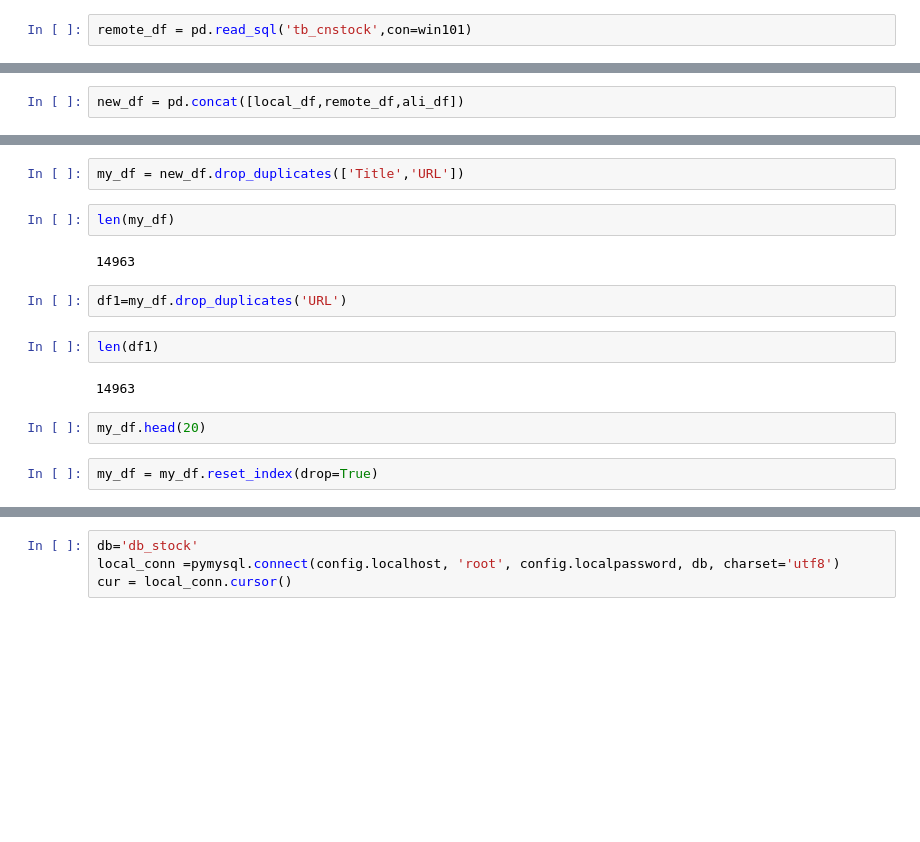
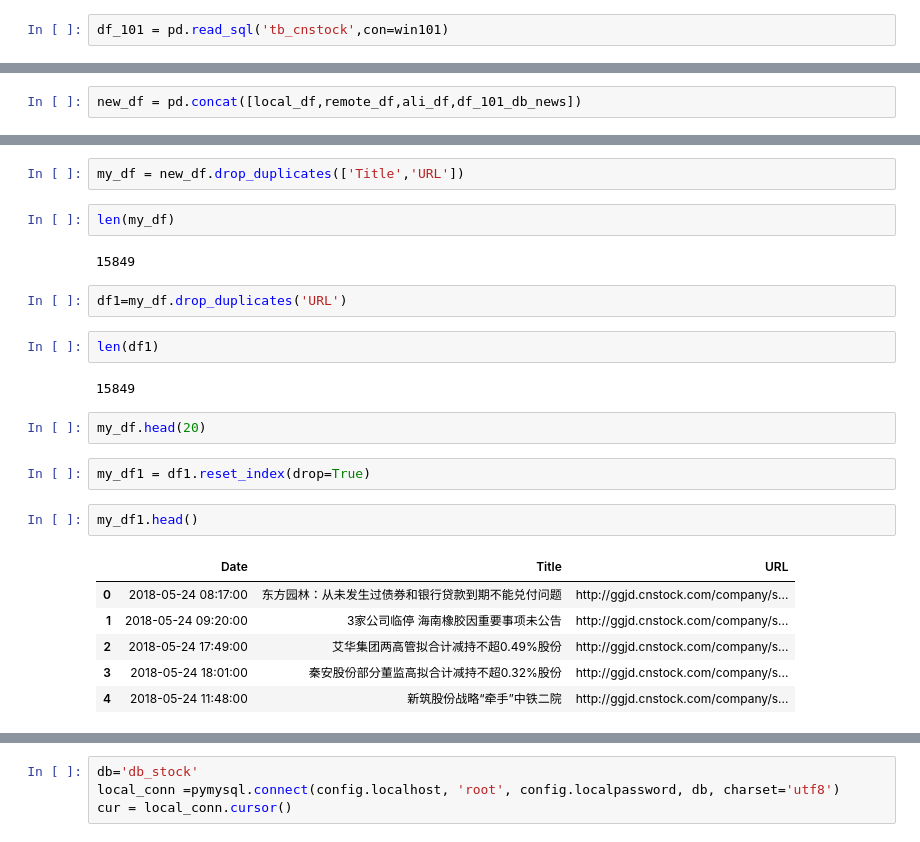
Before and after one commit to barneyElDinosaurio/base_function, a Jupyter notebook: mysql_backup.ipynb, the cells around one changed output, grey strips where cells are left out. Saved outputs shown, nothing was run; the diff lists cells and outputs as text; blank space fills up the shorter version.

```diff
--- a/mysql_backup.ipynb
+++ b/mysql_backup.ipynb
@@ -23,2 +33,2 @@ local_df = pd.read_sql('tb_cnstock',con=local)
 # %%
-remote_df = pd.read_sql('tb_cnstock',con=win101)
+df_101 = pd.read_sql('tb_cnstock',con=win101)
@@ -37 +71,3 @@ len(temp_df)
+# %%
+new_df = pd.concat([local_df,remote_df,ali_df,df_101_db_news])
 # %%
@@ -45,2 +76,0 @@ len(ali_df)
-# %%
-new_df = pd.concat([local_df,remote_df,ali_df])
@@ -74,14 +83,23 @@ my_df = new_df.drop_duplicates(['Title','URL'])
 # %%
 len(my_df)
 # %% [output]
-14963
+15849
 # %%
 df1=my_df.drop_duplicates('URL')
 # %%
 len(df1)
 # %% [output]
-14963
+15849
 # %%
 my_df.head(20)
 # %%
-my_df = my_df.reset_index(drop=True)
+my_df1 = df1.reset_index(drop=True)
+# %%
+my_df1.head()
+# %% [output]
+|  | Date | Title | URL |
+| 0 | 2018-05-24 08:17:00 | 东方园林：从未发生过债券和银行贷款到期不能兑付问题 | http://ggjd.cnstock.com/company/s... |
+| 1 | 2018-05-24 09:20:00 | 3家公司临停 海南橡胶因重要事项未公告 | http://ggjd.cnstock.com/company/s... |
+| 2 | 2018-05-24 17:49:00 | 艾华集团两高管拟合计减持不超0.49%股份 | http://ggjd.cnstock.com/company/s... |
+| 3 | 2018-05-24 18:01:00 | 秦安股份部分董监高拟合计减持不超0.32%股份 | http://ggjd.cnstock.com/company/s... |
+| 4 | 2018-05-24 11:48:00 | 新筑股份战略“牵手”中铁二院 | http://ggjd.cnstock.com/company/s... |
```
Also changed, not shown: parts of 46 cells of this notebook, 8 other files.
